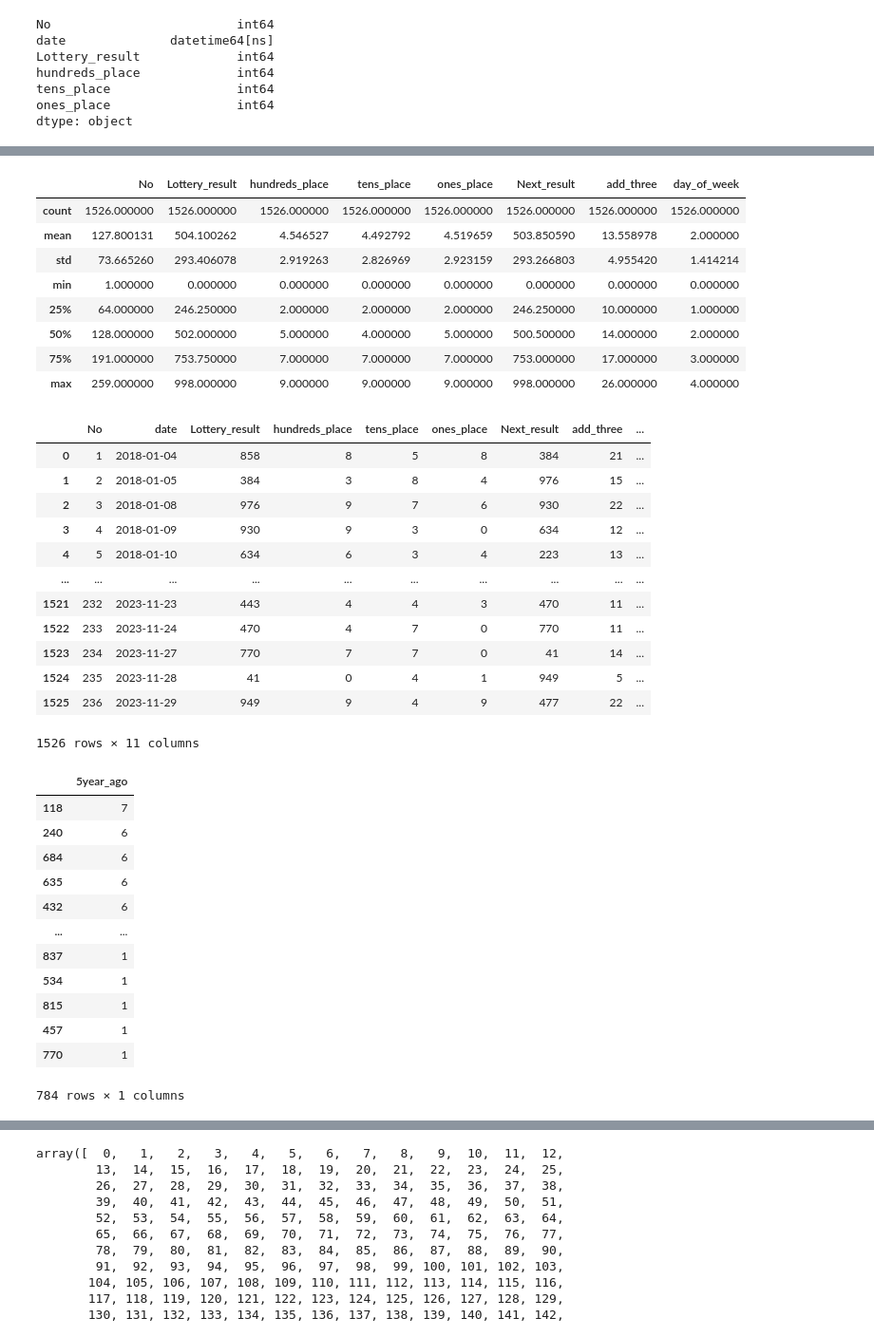
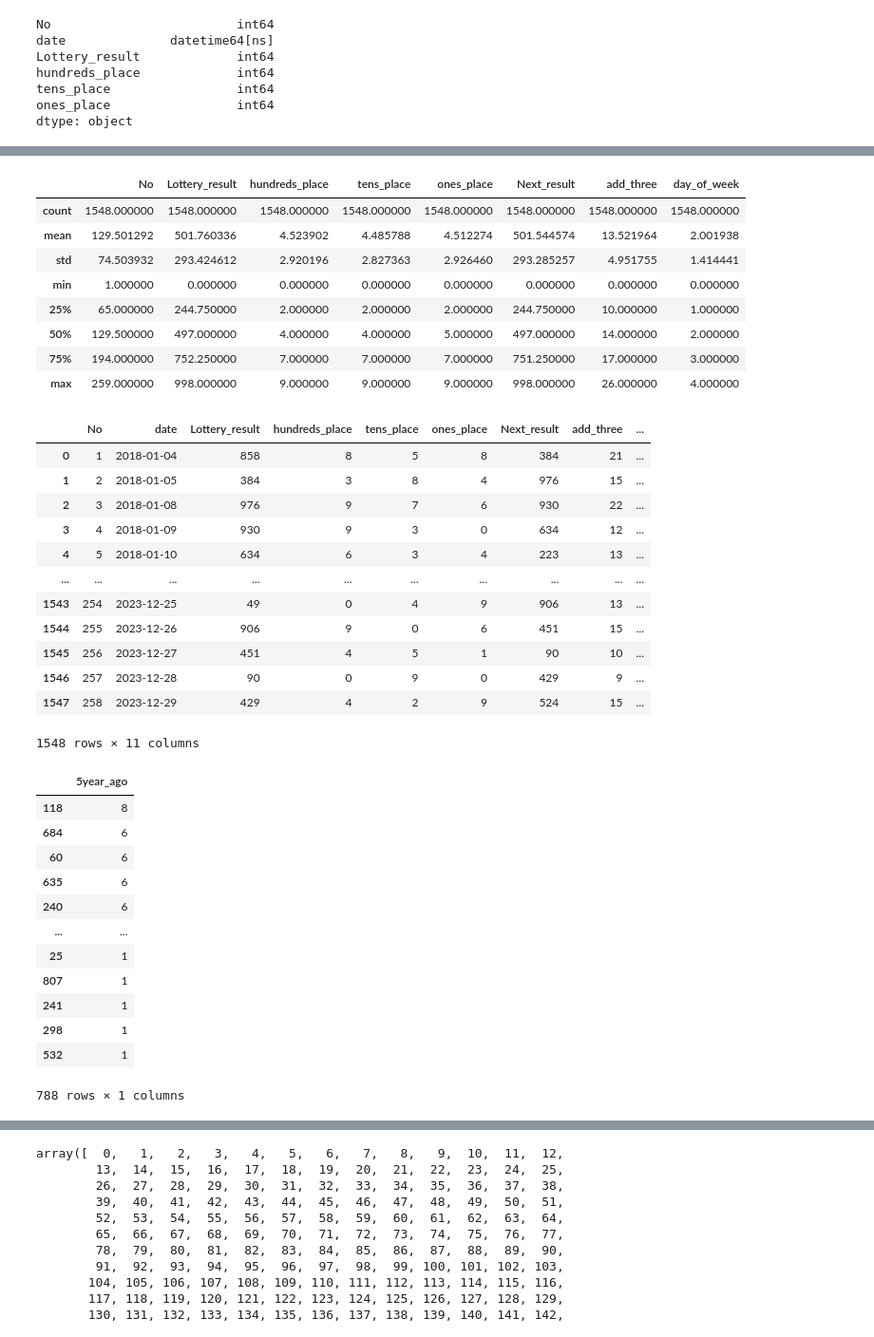
Before and after one commit to yyoshikun/workdir, a Jupyter notebook: Num_3_challenge_5.ipynb, the cells around one changed output, grey strips where cells are left out. Shown: that part at 95% size. Saved outputs shown, nothing was run; the diff lists cells and outputs as text; code cells hidden in the pictures.

```diff
--- a/Num_3_challenge_5.ipynb
+++ b/Num_3_challenge_5.ipynb
@@ -243,7 +245,7 @@ Num_3_2018_2022
 # %%
 #016 元データとNext_result結合
-Num_3_2018_2022 = pd.concat([Num_3_2018_2022, df_add_1], axis=1)
-Num_3_2018_2022
+Num_3_2018_2023 = pd.concat([Num_3_2018_2023, df_add_1], axis=1)
+Num_3_2018_2023
 # %% [output]
 |  | No | date | Lottery_result | hundreds_place | tens_place | ones_place | Next_result |
 | 0 | 1 | 2018-01-04 | 858 | 8 | 5 | 8 | 384 |
@@ -265,6 +267,6 @@ Num_3_2018_2022.to_csv(os.path.join(challenge_5_data,data_file),index=False)
 # %%
 #018 add three を作成
-df_add=pd.DataFrame({'add_three':Num_3_2018_2022[['hundreds_place','tens_place','ones_place']].sum(axis=1)})
+df_add=pd.DataFrame({'add_three':Num_3_2018_2023[['hundreds_place','tens_place','ones_place']].sum(axis=1)})
 df_add
 
 # list=['add three']
@@ -290,7 +292,7 @@ df_add
 # %%
 #019 元データとadd_three結合
-Num_3_2018_2022 = pd.concat([Num_3_2018_2022, df_add], axis=1)
-Num_3_2018_2022
+Num_3_2018_2023 = pd.concat([Num_3_2018_2023, df_add], axis=1)
+Num_3_2018_2023
 # %% [output]
 |  | No | date | Lottery_result | hundreds_place | tens_place | ones_place | Next_result | add_three |
 | 0 | 1 | 2018-01-04 | 858 | 8 | 5 | 8 | 384 | 21 |
@@ -308,9 +310,9 @@ Num_3_2018_2022
 # %%
 #020 曜日変数を取得
-Num_3_2018_2022['day_of_week']=Num_3_2018_2022['date'].dt.day_of_week
+Num_3_2018_2023['day_of_week']=Num_3_2018_2023['date'].dt.day_of_week
 # Num_3_2018_2022['day_name']=Num_3_2018_2022['date'].dt.day_name() #曜日名
 # Num_3_2018_2022['year']=Num_3_2018_2022['date'].dt.year
-Num_3_2018_2022
+Num_3_2018_2023
 # %% [output]
 |  | No | date | Lottery_result | hundreds_place | tens_place | ones_place | Next_result | add_three | ... |
 | 0 | 1 | 2018-01-04 | 858 | 8 | 5 | 8 | 384 | 21 | ... |
@@ -328,15 +330,15 @@ Num_3_2018_2022
 # %%
 #021 統計量の算出
-Num_3_2018_2022.describe()
+Num_3_2018_2023.describe()
 # %% [output]
 |  | No | Lottery_result | hundreds_place | tens_place | ones_place | Next_result | add_three | day_of_week |
-| count | 1526.000000 | 1526.000000 | 1526.000000 | 1526.000000 | 1526.000000 | 1526.000000 | 1526.000000 | 1526.000000 |
-| mean | 127.800131 | 504.100262 | 4.546527 | 4.492792 | 4.519659 | 503.850590 | 13.558978 | 2.000000 |
-| std | 73.665260 | 293.406078 | 2.919263 | 2.826969 | 2.923159 | 293.266803 | 4.955420 | 1.414214 |
+| count | 1548.000000 | 1548.000000 | 1548.000000 | 1548.000000 | 1548.000000 | 1548.000000 | 1548.000000 | 1548.000000 |
+| mean | 129.501292 | 501.760336 | 4.523902 | 4.485788 | 4.512274 | 501.544574 | 13.521964 | 2.001938 |
+| std | 74.503932 | 293.424612 | 2.920196 | 2.827363 | 2.926460 | 293.285257 | 4.951755 | 1.414441 |
 | min | 1.000000 | 0.000000 | 0.000000 | 0.000000 | 0.000000 | 0.000000 | 0.000000 | 0.000000 |
-| 25% | 64.000000 | 246.250000 | 2.000000 | 2.000000 | 2.000000 | 246.250000 | 10.000000 | 1.000000 |
-| 50% | 128.000000 | 502.000000 | 5.000000 | 4.000000 | 5.000000 | 500.500000 | 14.000000 | 2.000000 |
-| 75% | 191.000000 | 753.750000 | 7.000000 | 7.000000 | 7.000000 | 753.000000 | 17.000000 | 3.000000 |
+| 25% | 65.000000 | 244.750000 | 2.000000 | 2.000000 | 2.000000 | 244.750000 | 10.000000 | 1.000000 |
+| 50% | 129.500000 | 497.000000 | 4.000000 | 4.000000 | 5.000000 | 497.000000 | 14.000000 | 2.000000 |
+| 75% | 194.000000 | 752.250000 | 7.000000 | 7.000000 | 7.000000 | 751.250000 | 17.000000 | 3.000000 |
 | max | 259.000000 | 998.000000 | 9.000000 | 9.000000 | 9.000000 | 998.000000 | 26.000000 | 4.000000 |
 # %%
 #022 分布グラフの確認__時間かかるからコメントアウト
@@ -352,40 +354,40 @@ Num_3_2018_2022.describe()
 # sns.pairplot(Num_3_2018_2022)
 # %%
 #024 曜日と曜日の変数と年を取得
-Num_3_2018_2022['day_name']=Num_3_2018_2022['date'].dt.day_name() #曜日名
-Num_3_2018_2022['year']=Num_3_2018_2022['date'].dt.year
-Num_3_2018_2022
+Num_3_2018_2023['day_name']=Num_3_2018_2023['date'].dt.day_name() #曜日名
+Num_3_2018_2023['year']=Num_3_2018_2023['date'].dt.year
+Num_3_2018_2023
 # %% [output]
 |  | No | date | Lottery_result | hundreds_place | tens_place | ones_place | Next_result | add_three | ... |
 | 0 | 1 | 2018-01-04 | 858 | 8 | 5 | 8 | 384 | 21 | ... |
 | 1 | 2 | 2018-01-05 | 384 | 3 | 8 | 4 | 976 | 15 | ... |
 | 2 | 3 | 2018-01-08 | 976 | 9 | 7 | 6 | 930 | 22 | ... |
 | 3 | 4 | 2018-01-09 | 930 | 9 | 3 | 0 | 634 | 12 | ... |
 | 4 | 5 | 2018-01-10 | 634 | 6 | 3 | 4 | 223 | 13 | ... |
 | ... | ... | ... | ... | ... | ... | ... | ... | ... | ... |
-| 1521 | 232 | 2023-11-23 | 443 | 4 | 4 | 3 | 470 | 11 | ... |
-| 1522 | 233 | 2023-11-24 | 470 | 4 | 7 | 0 | 770 | 11 | ... |
-| 1523 | 234 | 2023-11-27 | 770 | 7 | 7 | 0 | 41 | 14 | ... |
-| 1524 | 235 | 2023-11-28 | 41 | 0 | 4 | 1 | 949 | 5 | ... |
-| 1525 | 236 | 2023-11-29 | 949 | 9 | 4 | 9 | 477 | 22 | ... |
+| 1543 | 254 | 2023-12-25 | 49 | 0 | 4 | 9 | 906 | 13 | ... |
+| 1544 | 255 | 2023-12-26 | 906 | 9 | 0 | 6 | 451 | 15 | ... |
+| 1545 | 256 | 2023-12-27 | 451 | 4 | 5 | 1 | 90 | 10 | ... |
+| 1546 | 257 | 2023-12-28 | 90 | 0 | 9 | 0 | 429 | 9 | ... |
+| 1547 | 258 | 2023-12-29 | 429 | 4 | 2 | 9 | 524 | 15 | ... |
-1526 rows × 11 columns
+1548 rows × 11 columns
 # %%
 #025 5年間の出現頻度をカウント-----Namberの数を知る
-df_add=pd.DataFrame({'5year_ago':Num_3_2018_2022.loc[:,'Lottery_result'].value_counts()})
+df_add=pd.DataFrame({'5year_ago':Num_3_2018_2023.loc[:,'Lottery_result'].value_counts()})
 df_add
 # %% [output]
 |  | 5year_ago |
-| 118 | 7 |
+| 118 | 8 |
+| 684 | 6 |
+| 60 | 6 |
+| 635 | 6 |
 | 240 | 6 |
-| 684 | 6 |
-| 635 | 6 |
-| 432 | 6 |
 | ... | ... |
-| 837 | 1 |
-| 534 | 1 |
-| 815 | 1 |
-| 457 | 1 |
-| 770 | 1 |
+| 25 | 1 |
+| 807 | 1 |
+| 241 | 1 |
+| 298 | 1 |
+| 532 | 1 |
-784 rows × 1 columns
+788 rows × 1 columns
 # %%
 #026 5年間のdataをカウント
```
Also changed, not shown: parts of 60 cells of this notebook, 12 other files.
